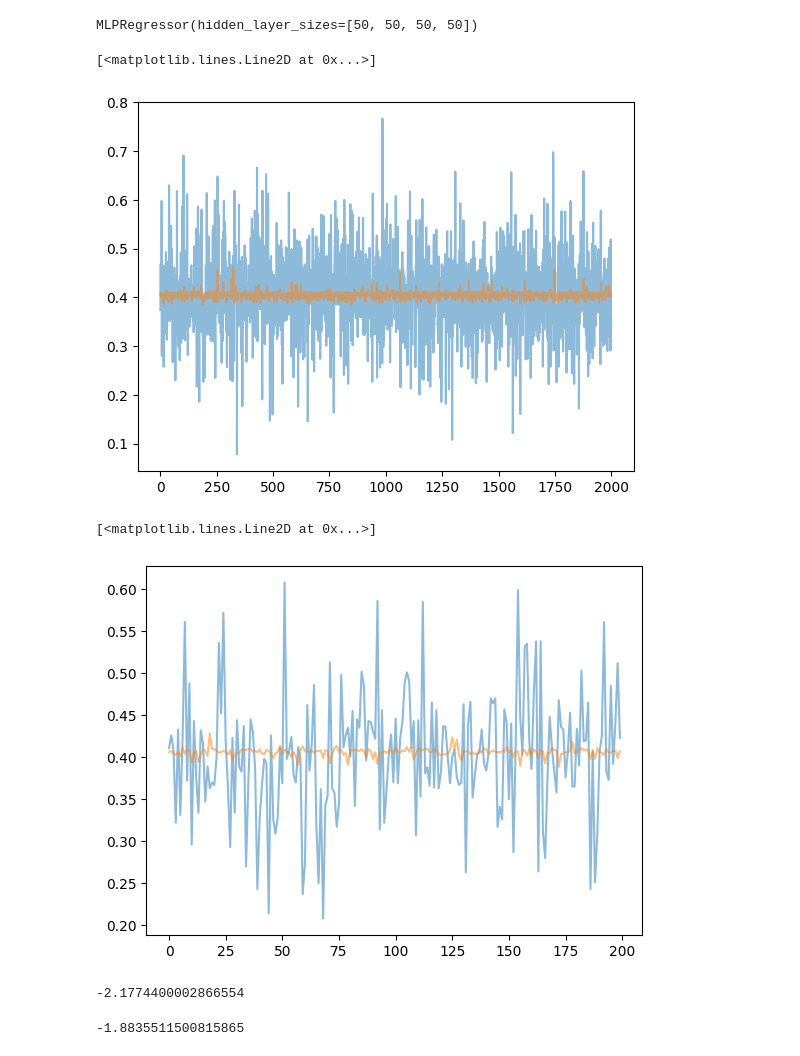
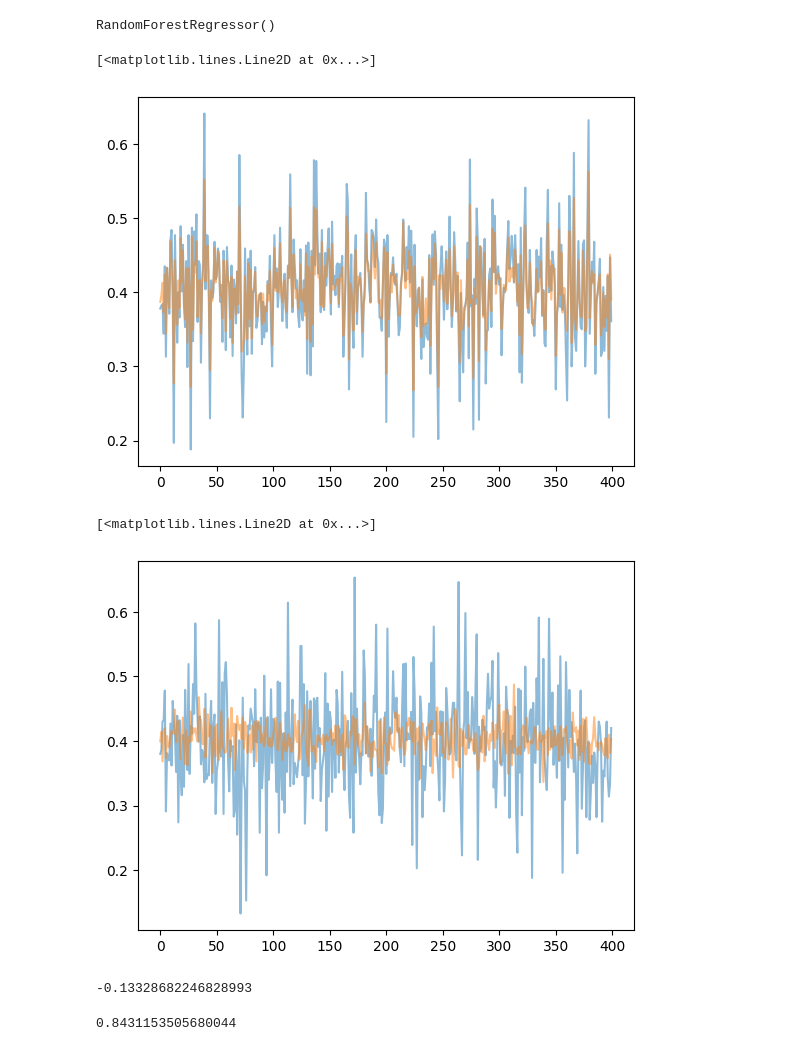
Before and after one commit to Sy-Sang/etrade, a Jupyter notebook: etrade/spot/nb/nb7.ipynb, the cells around one changed output. Saved outputs shown, nothing was run; the diff lists cells and outputs as text; code cells hidden in the pictures.

```diff
--- a/etrade/spot/nb/nb7.ipynb
+++ b/etrade/spot/nb/nb7.ipynb
@@ -71,48 +71,48 @@ from sklearn.neural_network import MLPRegressor
 from sklearn.ensemble import GradientBoostingRegressor, RandomForestRegressor
 from sklearn.svm import SVR
 from sklearn.kernel_ridge import KernelRidge
-p = MLPRegressor(
-    hidden_layer_sizes=[50] * 4,
-    activation="relu",
-    solver="adam",
-    # alpha=1e-3,
-    # learning_rate_init=1e-3
+# p = MLPRegressor(
+#     hidden_layer_sizes=[50] * 4,
+#     activation="relu",
+#     solver="lbfgs",
+#     # alpha=1e-3,
+#     # learning_rate_init=1e-3
+# )
+p = RandomForestRegressor(
+    # alpha=0.999
 )
-# p = RandomForestRegressor(
-#     # alpha=0.999
-# )
-# p = SVR(
-#     kernel="linear",
+# p = KernelRidge(
+#     # kernel="linear",
 #     # alpha=1e-3
 # )
 p.fit(
-    minmaxed_t[:,:l],
-    minmaxed_t[:,l]
+    zscored_t[:,:l],
+    zscored_t[:,l]
 )
 # %% [output]
-MLPRegressor(hidden_layer_sizes=[50, 50, 50, 50])
+RandomForestRegressor()
 # %%
 
-pyplot.plot(minmaxed_t[:,l], alpha=0.5)
-pyplot.plot(p.predict(minmaxed_t[:,:l]), alpha=0.5)
+pyplot.plot(zscored_t[:,l], alpha=0.5)
+pyplot.plot(p.predict(zscored_t[:,:l]), alpha=0.5)
 # %% [output]
 [<matplotlib.lines.Line2D at 0x...>]
-[figure, old version]
+[figure, new version]
 # %%
 
-pyplot.plot(minmaxed_x[:,l], alpha=0.5)
-pyplot.plot(p.predict(minmaxed_x[:,:l]), alpha=0.5)
+pyplot.plot(zscored_x[:,l], alpha=0.5)
+pyplot.plot(p.predict(zscored_x[:,:l]), alpha=0.5)
 # %% [output]
 [<matplotlib.lines.Line2D at 0x...>]
-[figure, old version]
+[figure, new version]
 # %%
 p.score(zscored_x[:,:l], zscored_x[:,l])
 # %% [output]
--2.1774400002866554
+-0.13328682246828993
 # %%
 p.score(zscored_t[:,:l], zscored_t[:,l])
 # %% [output]
--1.8835511500815865
+0.8431153505680044
 # %%
 train_data
 # %% [output]
```
Also changed, not shown: parts of 2 cells of this notebook, 5 other files.
